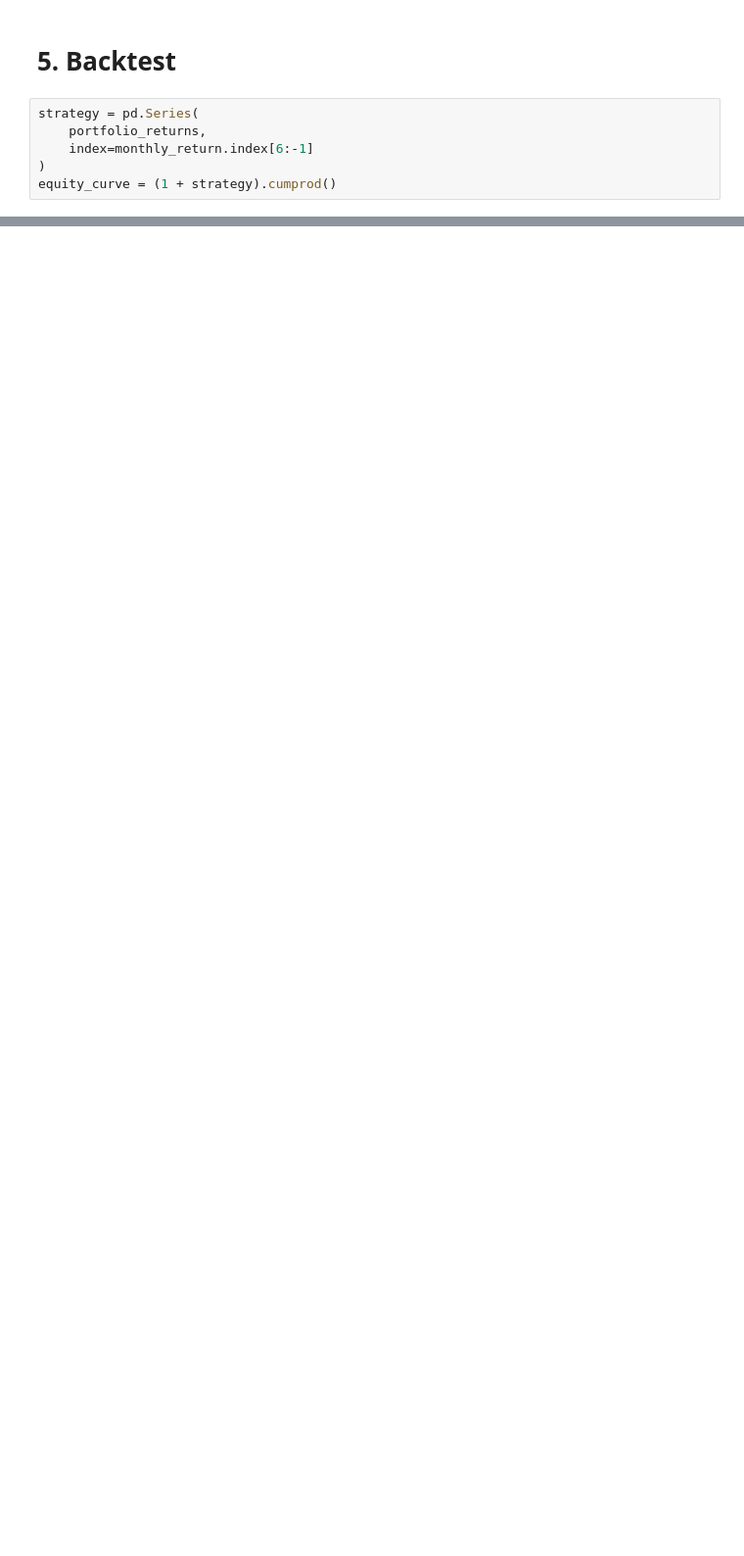
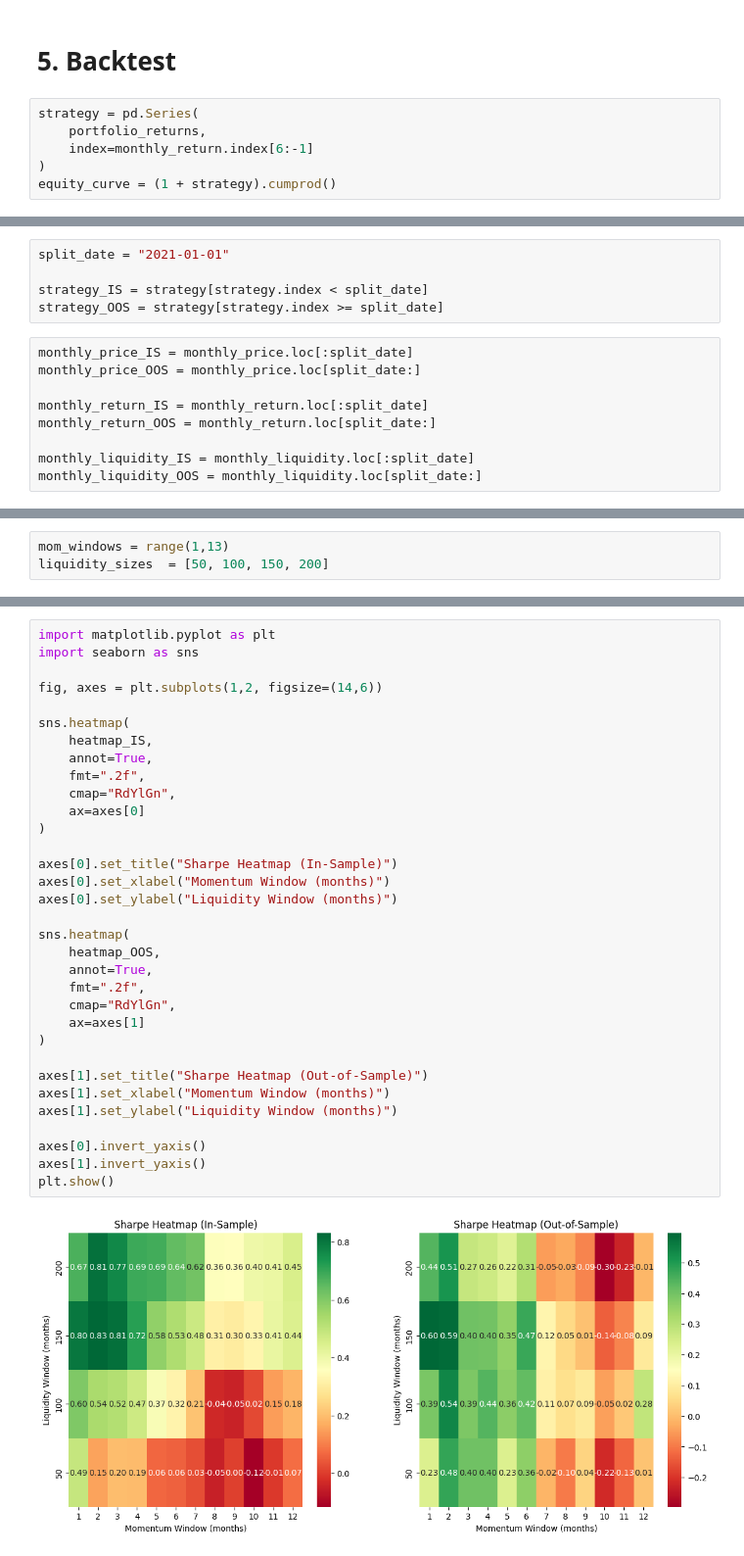
Before and after one commit to letienthinh3436/vn-momentum-strategy, a Jupyter notebook: momentum_backtest.ipynb, the cells around one changed output, grey strips where cells are left out. Shown at 98% size. Saved outputs shown, nothing was run; the diff lists cells and outputs as text; blank space fills up the shorter version.

```diff
--- a/momentum_backtest.ipynb
+++ b/momentum_backtest.ipynb
@@ -359,0 +358,14 @@ annual_return, sharpe, max_dd
+# %%
+split_date = "2021-01-01"
+
+strategy_IS = strategy[strategy.index < split_date]
+strategy_OOS = strategy[strategy.index >= split_date]
+# %%
+monthly_price_IS = monthly_price.loc[:split_date]
+monthly_price_OOS = monthly_price.loc[split_date:]
+
+monthly_return_IS = monthly_return.loc[:split_date]
+monthly_return_OOS = monthly_return.loc[split_date:]
+
+monthly_liquidity_IS = monthly_liquidity.loc[:split_date]
+monthly_liquidity_OOS = monthly_liquidity.loc[split_date:]
@@ -475,0 +429,3 @@ plt.show()
+# %%
+mom_windows = range(1,13)
+liquidity_sizes  = [50, 100, 150, 200]
@@ -475,0 +482,35 @@ plt.show()
+# %%
+import matplotlib.pyplot as plt
+import seaborn as sns
+
+fig, axes = plt.subplots(1,2, figsize=(14,6))
+
+sns.heatmap(
+    heatmap_IS,
+    annot=True,
+    fmt=".2f",
+    cmap="RdYlGn",
+    ax=axes[0]
+)
+
+axes[0].set_title("Sharpe Heatmap (In-Sample)")
+axes[0].set_xlabel("Momentum Window (months)")
+axes[0].set_ylabel("Liquidity Window (months)")
+
+sns.heatmap(
+    heatmap_OOS,
+    annot=True,
+    fmt=".2f",
+    cmap="RdYlGn",
+    ax=axes[1]
+)
+
+axes[1].set_title("Sharpe Heatmap (Out-of-Sample)")
+axes[1].set_xlabel("Momentum Window (months)")
+axes[1].set_ylabel("Liquidity Window (months)")
+
+axes[0].invert_yaxis()
+axes[1].invert_yaxis()
+plt.show()
+# %% [output]
+[figure, added]
```
Also changed, not shown: parts of 54 cells of this notebook.
